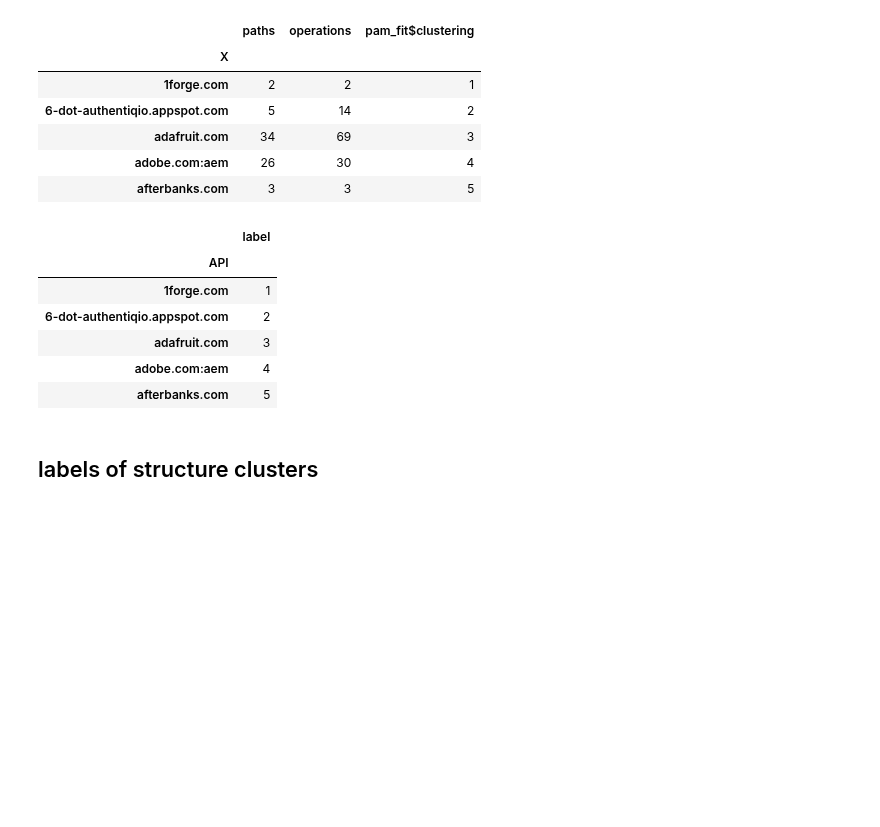
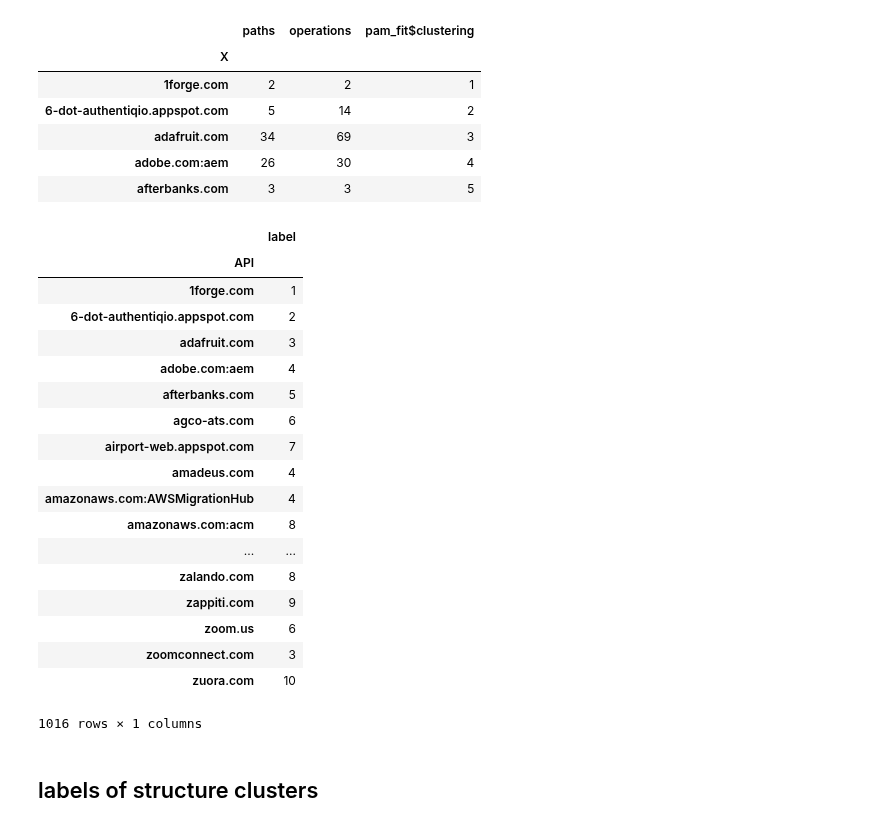
Before and after one commit to pmanlukas/thesisdata, a Jupyter notebook: dataset labels.ipynb, the cells around one changed output. Saved outputs shown, nothing was run; the diff lists cells and outputs as text; code cells hidden in the pictures; blank space fills up the shorter version.

```diff
--- a/dataset labels.ipynb
+++ b/dataset labels.ipynb
@@ -25,17 +25,29 @@ pathdf.head()
 # %%
 path_labels = pathdf.copy()
 path_labels = path_labels.drop(['paths', 'operations'], 1)
 path_labels.index.names = ['API']
 path_labels.rename(columns={'pam_fit$clustering':'label'}, inplace=True)
-path_labels.head()
+path_labels
 # %% [output]
 |  | label |
 | API |  |
 | 1forge.com | 1 |
 | 6-dot-authentiqio.appspot.com | 2 |
 | adafruit.com | 3 |
 | adobe.com:aem | 4 |
 | afterbanks.com | 5 |
+| agco-ats.com | 6 |
+| airport-web.appspot.com | 7 |
+| amadeus.com | 4 |
+| amazonaws.com:AWSMigrationHub | 4 |
+| amazonaws.com:acm | 8 |
+| ... | ... |
+| zalando.com | 8 |
+| zappiti.com | 9 |
+| zoom.us | 6 |
+| zoomconnect.com | 3 |
+| zuora.com | 10 |
+1016 rows × 1 columns
 # %%
 path_labels.to_csv('path_labels.csv', encoding='utf8')
 # %% [markdown]
```
Also changed, not shown: parts of 2 cells of this notebook, 10 other files.
